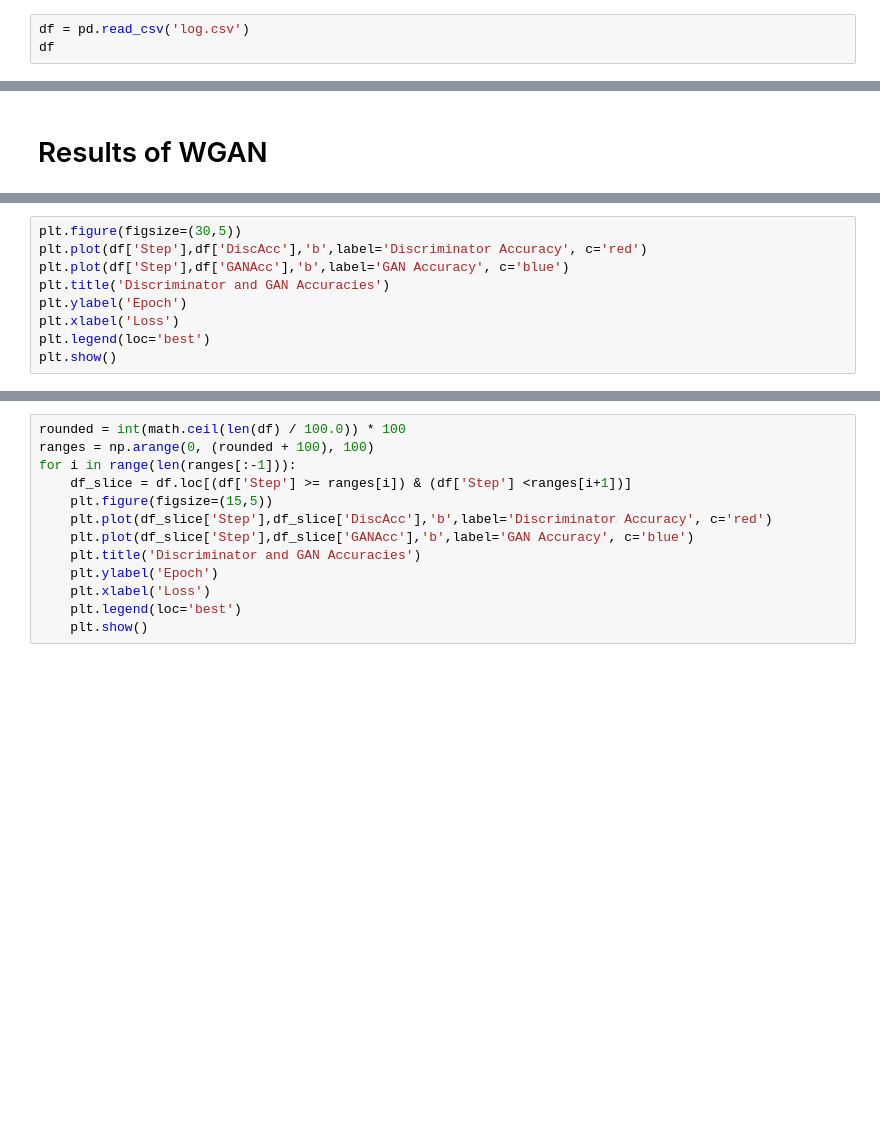
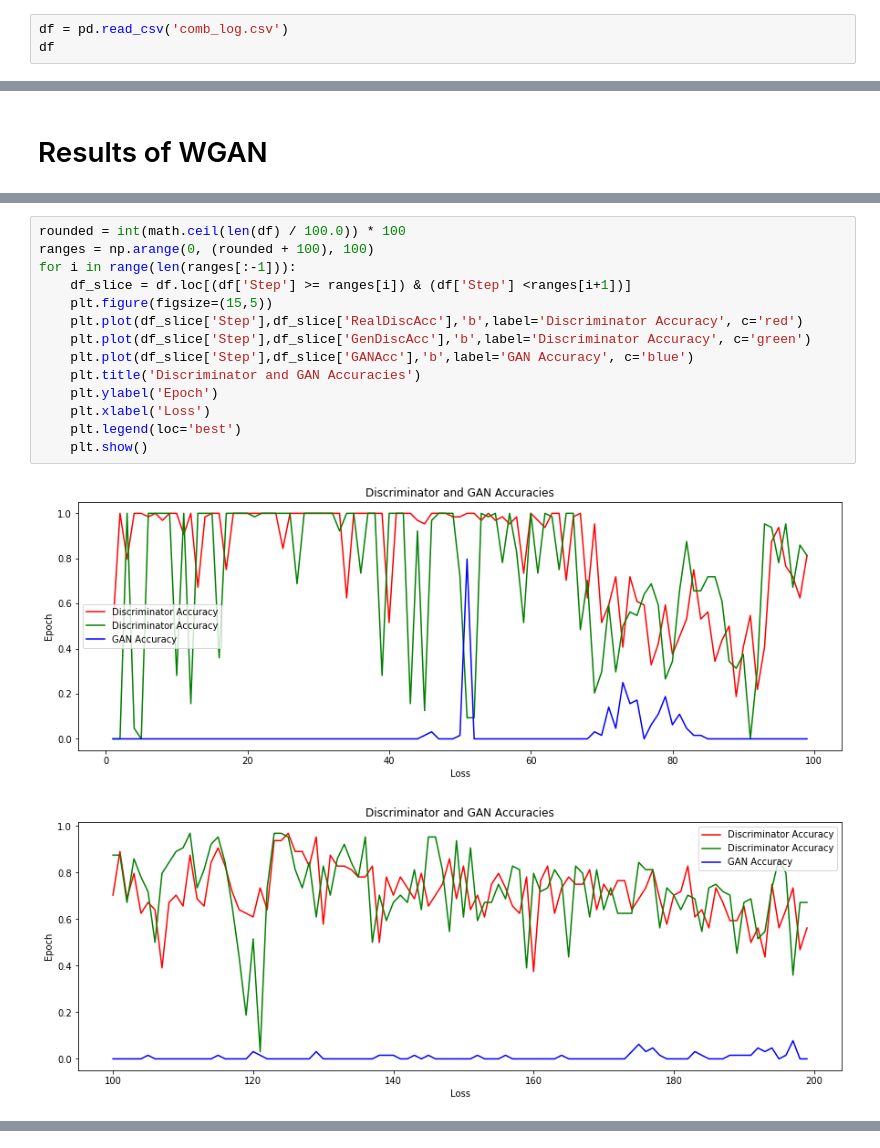
Before and after one commit to Tejas-Nanaware/GAN-Anime-Characters, a Jupyter notebook: Results.ipynb, the cells around one changed output, grey strips where cells are left out. Cells and saved outputs as stored; diff of their text form; blank space fills up the shorter version.

```diff
--- a/Results.ipynb
+++ b/Results.ipynb
@@ -9,5 +9,5 @@ os.environ['KMP_DUPLICATE_LIB_OK']='True'
 # %% [markdown]
 # Results of DCGAN
 # %%
-df = pd.read_csv('log.csv')
+df = pd.read_csv('comb_log.csv')
 df
@@ -68,9 +112,17 @@ plt.show()
 # %%
-plt.figure(figsize=(30,5))
-plt.plot(df['Step'],df['DiscAcc'],'b',label='Discriminator Accuracy', c='red')
-plt.plot(df['Step'],df['GANAcc'],'b',label='GAN Accuracy', c='blue')
-plt.title('Discriminator and GAN Accuracies')
-plt.ylabel('Epoch')
-plt.xlabel('Loss')
-plt.legend(loc='best')
-plt.show()
+rounded = int(math.ceil(len(df) / 100.0)) * 100
+ranges = np.arange(0, (rounded + 100), 100)
+for i in range(len(ranges[:-1])):
+    df_slice = df.loc[(df['Step'] >= ranges[i]) & (df['Step'] <ranges[i+1])]
+    plt.figure(figsize=(15,5))
+    plt.plot(df_slice['Step'],df_slice['RealDiscAcc'],'b',label='Discriminator Accuracy', c='red')
+    plt.plot(df_slice['Step'],df_slice['GenDiscAcc'],'b',label='Discriminator Accuracy', c='green')
+    plt.plot(df_slice['Step'],df_slice['GANAcc'],'b',label='GAN Accuracy', c='blue')
+    plt.title('Discriminator and GAN Accuracies')
+    plt.ylabel('Epoch')
+    plt.xlabel('Loss')
+    plt.legend(loc='best')
+    plt.show()
+# %% [output]
+[figure, added]
+[figure, added]
@@ -77,13 +131,0 @@ plt.show()
-# %%
-rounded = int(math.ceil(len(df) / 100.0)) * 100
-ranges = np.arange(0, (rounded + 100), 100)
-for i in range(len(ranges[:-1])):
-    df_slice = df.loc[(df['Step'] >= ranges[i]) & (df['Step'] <ranges[i+1])]
-    plt.figure(figsize=(15,5))
-    plt.plot(df_slice['Step'],df_slice['DiscAcc'],'b',label='Discriminator Accuracy', c='red')
-    plt.plot(df_slice['Step'],df_slice['GANAcc'],'b',label='GAN Accuracy', c='blue')
-    plt.title('Discriminator and GAN Accuracies')
-    plt.ylabel('Epoch')
-    plt.xlabel('Loss')
-    plt.legend(loc='best')
-    plt.show()
```
Also changed, not shown: parts of 8 cells of this notebook, 1 other file.
